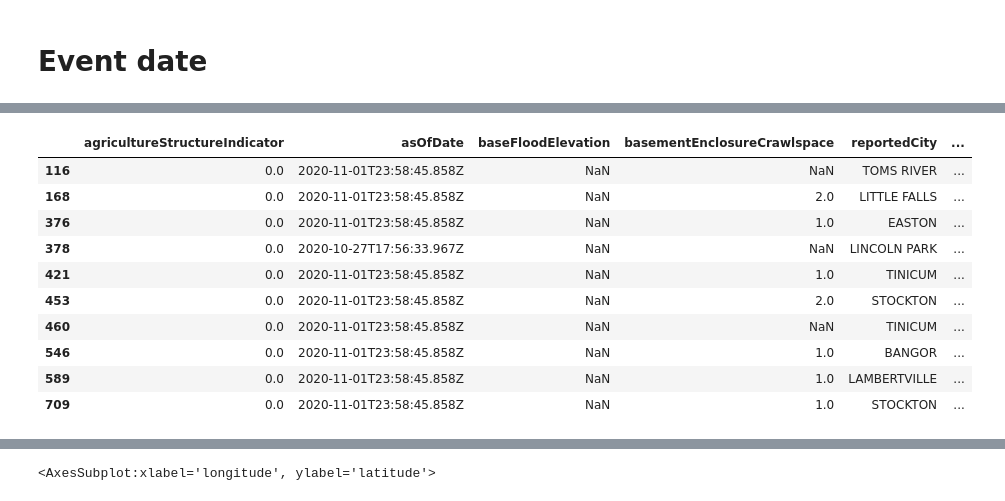
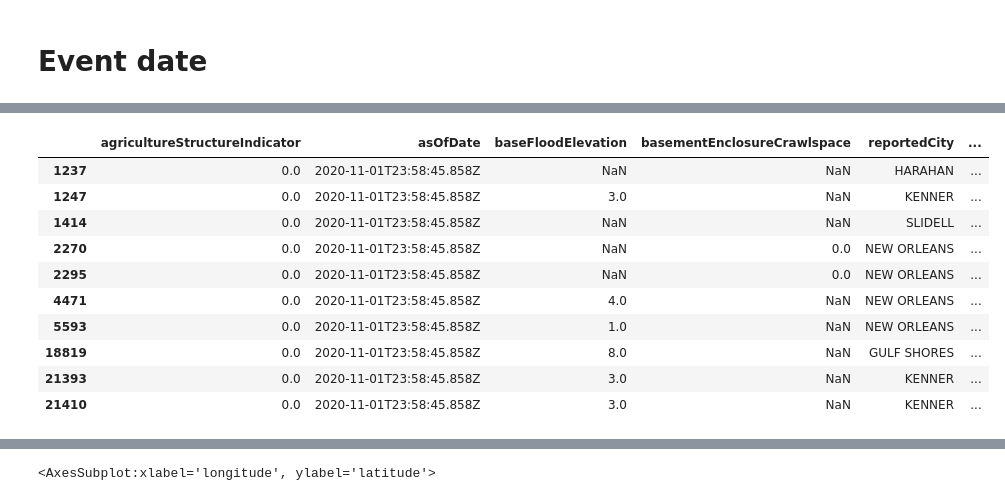
Before and after one commit to samroeslin/National-Flood-Insurance-Program, a Jupyter notebook: Flood_data_2005_event.ipynb, the cells around one changed output, grey strips where cells are left out. Cells and saved outputs as stored; diff of their text form; code cells hidden in the pictures.

```diff
--- a/Flood_data_2005_event.ipynb
+++ b/Flood_data_2005_event.ipynb
@@ -173,2 +166,4 @@ df_2005 = df[df['yearOfLoss'] == 2005]
+# %%
+df_Katrina = df[df['dateOfLoss'] == '2005-08-29T04:00:00.000Z']
 # %%
 # Shape
@@ -206,18 +201,18 @@ msno.matrix(df_2005)
 # %%
 with pd.option_context('display.max_columns', 100):
-    display(df_2005.head(10))
+    display(df_Katrina.head(10))
 # %% [output]
 |  | agricultureStructureIndicator | asOfDate | baseFloodElevation | basementEnclosureCrawlspace | reportedCity | ... |
-| 116 | 0.0 | 2020-11-01T23:58:45.858Z | NaN | NaN | TOMS RIVER | ... |
-| 168 | 0.0 | 2020-11-01T23:58:45.858Z | NaN | 2.0 | LITTLE FALLS | ... |
-| 376 | 0.0 | 2020-11-01T23:58:45.858Z | NaN | 1.0 | EASTON | ... |
-| 378 | 0.0 | 2020-10-27T17:56:33.967Z | NaN | NaN | LINCOLN PARK | ... |
-| 421 | 0.0 | 2020-11-01T23:58:45.858Z | NaN | 1.0 | TINICUM | ... |
-| 453 | 0.0 | 2020-11-01T23:58:45.858Z | NaN | 2.0 | STOCKTON | ... |
-| 460 | 0.0 | 2020-11-01T23:58:45.858Z | NaN | NaN | TINICUM | ... |
-| 546 | 0.0 | 2020-11-01T23:58:45.858Z | NaN | 1.0 | BANGOR | ... |
-| 589 | 0.0 | 2020-11-01T23:58:45.858Z | NaN | 1.0 | LAMBERTVILLE | ... |
-| 709 | 0.0 | 2020-11-01T23:58:45.858Z | NaN | 1.0 | STOCKTON | ... |
+| 1237 | 0.0 | 2020-11-01T23:58:45.858Z | NaN | NaN | HARAHAN | ... |
+| 1247 | 0.0 | 2020-11-01T23:58:45.858Z | 3.0 | NaN | KENNER | ... |
+| 1414 | 0.0 | 2020-11-01T23:58:45.858Z | NaN | NaN | SLIDELL | ... |
+| 2270 | 0.0 | 2020-11-01T23:58:45.858Z | NaN | 0.0 | NEW ORLEANS | ... |
+| 2295 | 0.0 | 2020-11-01T23:58:45.858Z | NaN | 0.0 | NEW ORLEANS | ... |
+| 4471 | 0.0 | 2020-11-01T23:58:45.858Z | 4.0 | NaN | NEW ORLEANS | ... |
+| 5593 | 0.0 | 2020-11-01T23:58:45.858Z | 1.0 | NaN | NEW ORLEANS | ... |
+| 18819 | 0.0 | 2020-11-01T23:58:45.858Z | 8.0 | NaN | GULF SHORES | ... |
+| 21393 | 0.0 | 2020-11-01T23:58:45.858Z | 3.0 | NaN | KENNER | ... |
+| 21410 | 0.0 | 2020-11-01T23:58:45.858Z | 3.0 | NaN | KENNER | ... |
 # %%
 with pd.option_context('display.max_columns', 100):
     display(df_2005.tail(10))
```
Also changed, not shown: parts of 6 cells of this notebook.
